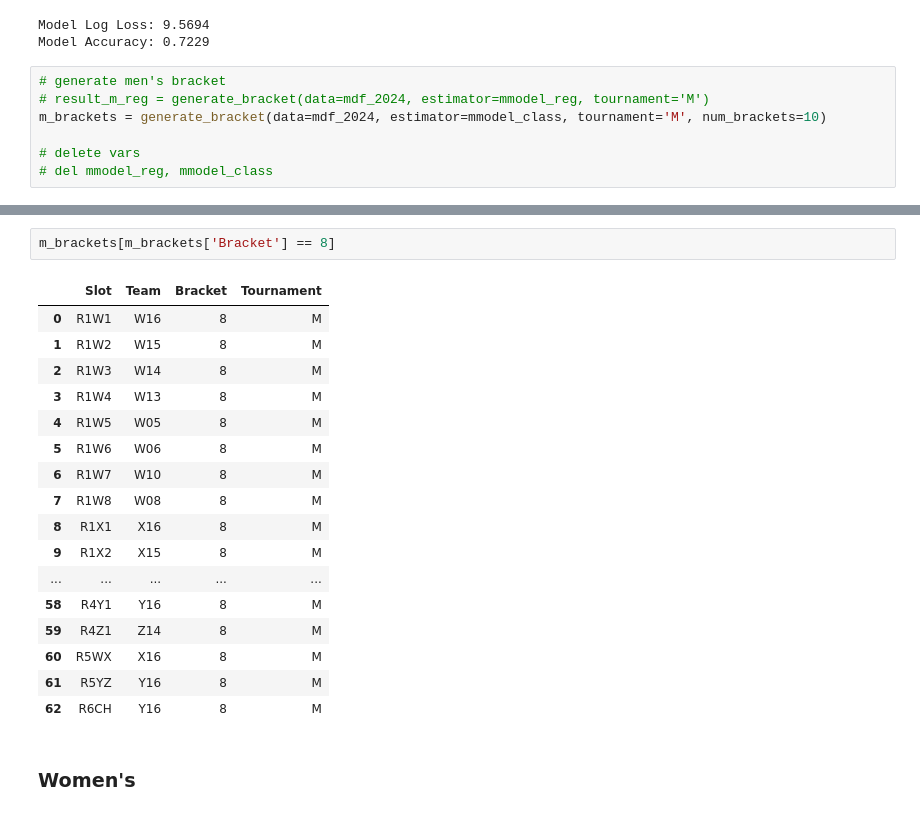
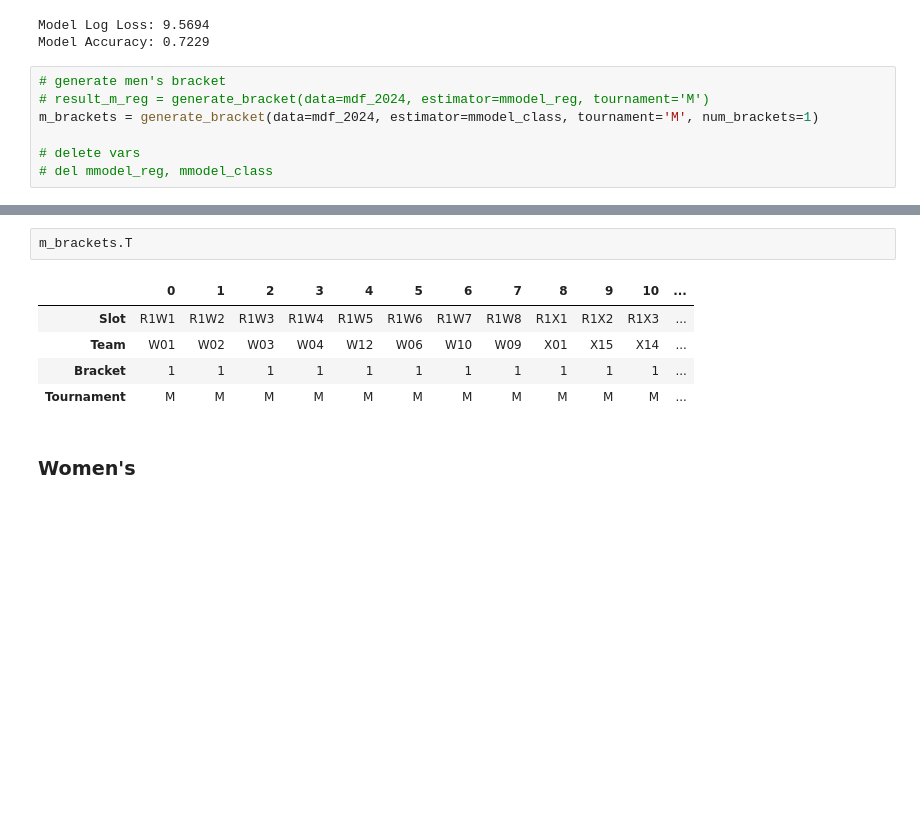
Before and after one commit to heefjones/march_madness, a Jupyter notebook: preds.ipynb, the cells around one changed output, grey strips where cells are left out. Saved outputs shown, nothing was run; the diff lists cells and outputs as text; blank space fills up the shorter version.

```diff
--- a/preds.ipynb
+++ b/preds.ipynb
@@ -839,7 +847,7 @@ Model Accuracy: 0.7229
 # %%
 # generate men's bracket
 # result_m_reg = generate_bracket(data=mdf_2024, estimator=mmodel_reg, tournament='M')
-m_brackets = generate_bracket(data=mdf_2024, estimator=mmodel_class, tournament='M', num_brackets=10)
+m_brackets = generate_bracket(data=mdf_2024, estimator=mmodel_class, tournament='M', num_brackets=1)
 
 # delete vars
 # del mmodel_reg, mmodel_class
@@ -864,23 +854,11 @@ Bracket 10 generated.
-# %%
-m_brackets[m_brackets['Bracket'] == 8]
-# %% [output]
-|  | Slot | Team | Bracket | Tournament |
-| 0 | R1W1 | W16 | 8 | M |
-| 1 | R1W2 | W15 | 8 | M |
-| 2 | R1W3 | W14 | 8 | M |
-| 3 | R1W4 | W13 | 8 | M |
-| 4 | R1W5 | W05 | 8 | M |
-| 5 | R1W6 | W06 | 8 | M |
-| 6 | R1W7 | W10 | 8 | M |
-| 7 | R1W8 | W08 | 8 | M |
-| 8 | R1X1 | X16 | 8 | M |
-| 9 | R1X2 | X15 | 8 | M |
-| ... | ... | ... | ... | ... |
-| 58 | R4Y1 | Y16 | 8 | M |
-| 59 | R4Z1 | Z14 | 8 | M |
-| 60 | R5WX | X16 | 8 | M |
-| 61 | R5YZ | Y16 | 8 | M |
-| 62 | R6CH | Y16 | 8 | M |
+# %%
+m_brackets.T
+# %% [output]
+|  | 0 | 1 | 2 | 3 | 4 | 5 | 6 | 7 | 8 | 9 | 10 | ... |
+| Slot | R1W1 | R1W2 | R1W3 | R1W4 | R1W5 | R1W6 | R1W7 | R1W8 | R1X1 | R1X2 | R1X3 | ... |
+| Team | W01 | W02 | W03 | W04 | W12 | W06 | W10 | W09 | X01 | X15 | X14 | ... |
+| Bracket | 1 | 1 | 1 | 1 | 1 | 1 | 1 | 1 | 1 | 1 | 1 | ... |
+| Tournament | M | M | M | M | M | M | M | M | M | M | M | ... |
 # %% [markdown]
 ### Women's
 # %%
```
Also changed, not shown: parts of 7 cells of this notebook, 1 other file.
